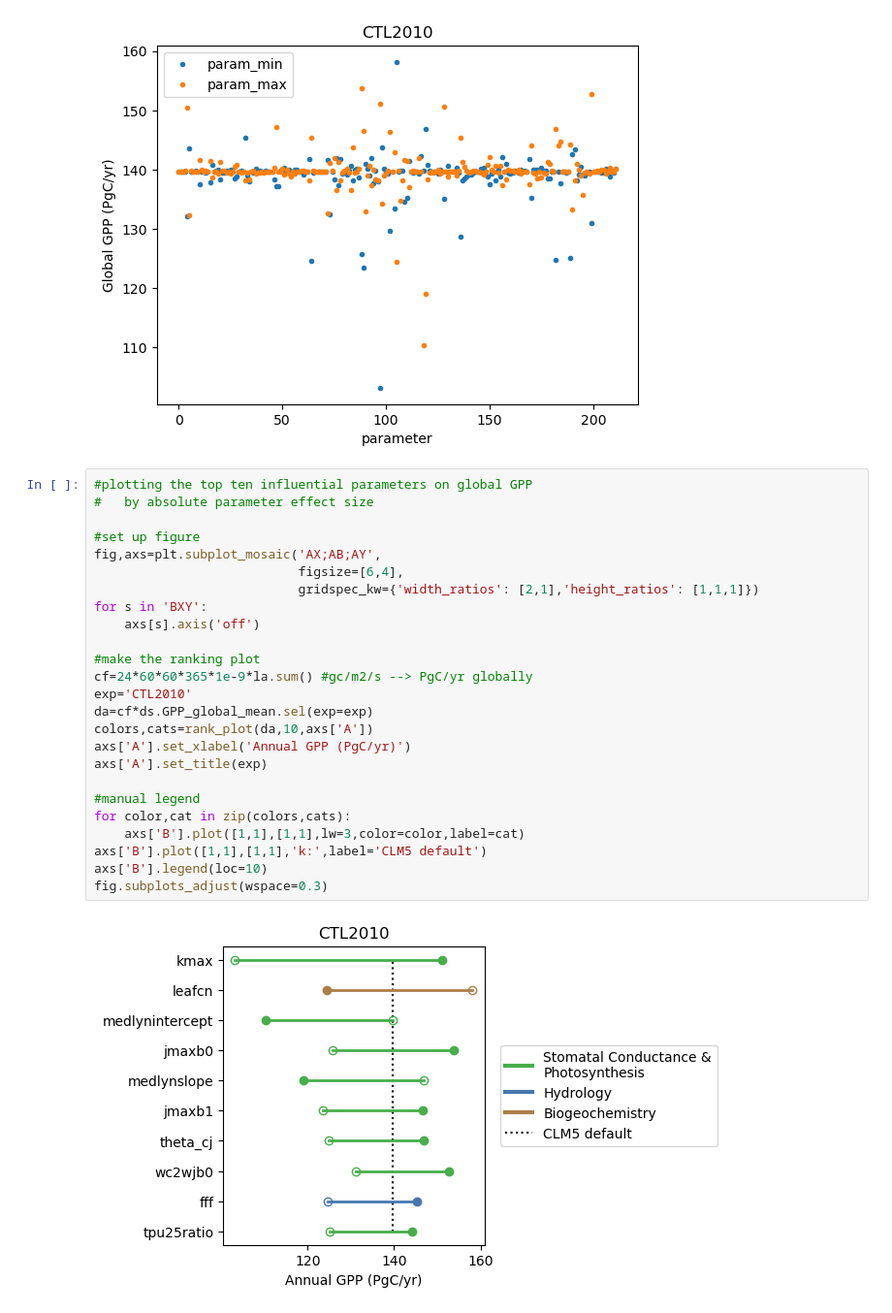
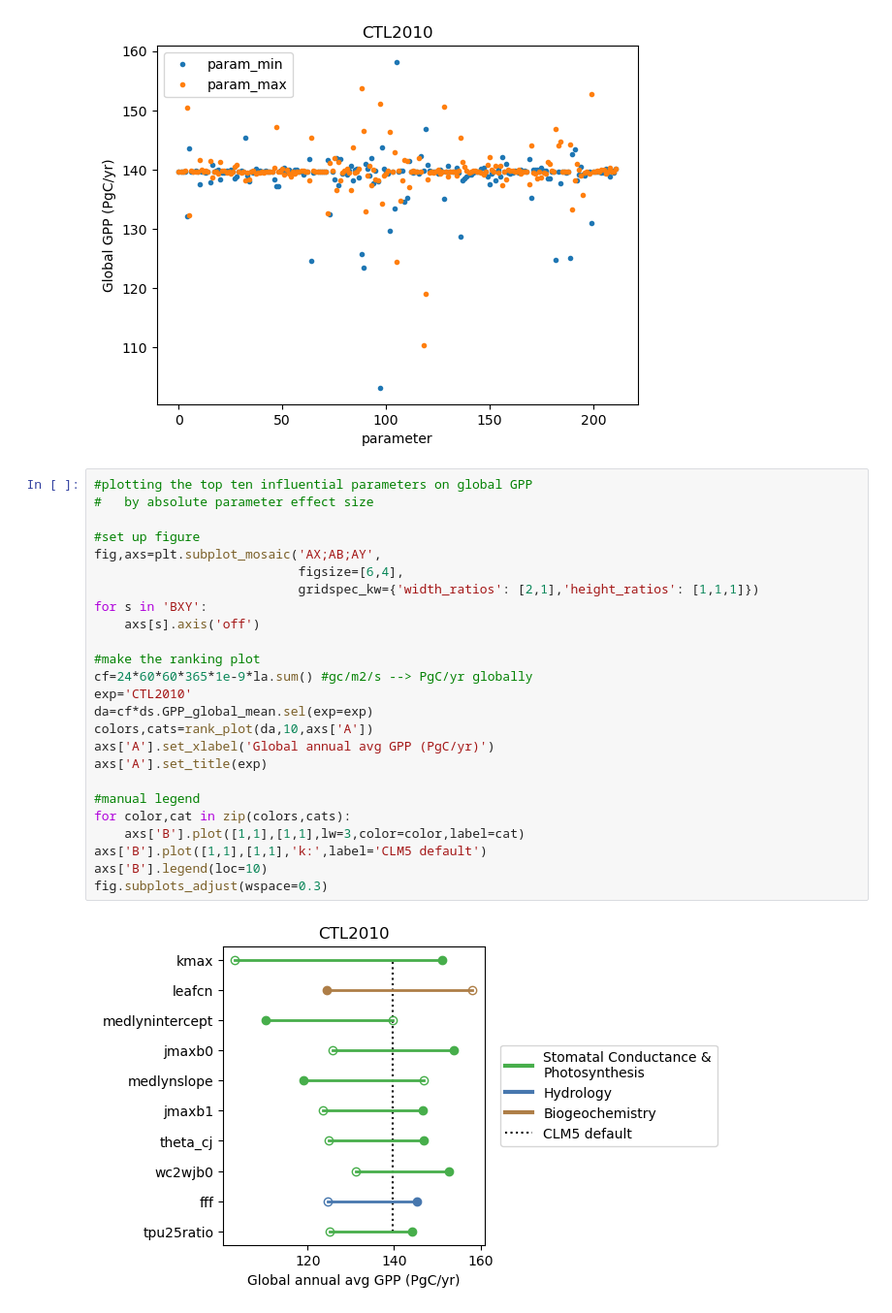
Before and after one commit to NCAR/ctsm_ppe_analysis, a Jupyter notebook: notebooks/oaat_template.ipynb, the cells around one changed output. Shown: that part at 97% size. Cells and saved outputs as stored; diff of their text form.

```diff
--- a/notebooks/oaat_template.ipynb
+++ b/notebooks/oaat_template.ipynb
@@ -105,27 +105,27 @@ plt.title(exp);
 # %%
 #plotting the top ten influential parameters on global GPP
 #   by absolute parameter effect size
 
 #set up figure
 fig,axs=plt.subplot_mosaic('AX;AB;AY',
                            figsize=[6,4],
                            gridspec_kw={'width_ratios': [2,1],'height_ratios': [1,1,1]})
 for s in 'BXY':
     axs[s].axis('off')
 
 #make the ranking plot
 cf=24*60*60*365*1e-9*la.sum() #gc/m2/s --> PgC/yr globally
 exp='CTL2010'
 da=cf*ds.GPP_global_mean.sel(exp=exp)
 colors,cats=rank_plot(da,10,axs['A'])
-axs['A'].set_xlabel('Annual GPP (PgC/yr)')
+axs['A'].set_xlabel('Global annual avg GPP (PgC/yr)')
 axs['A'].set_title(exp)
 
 #manual legend
 for color,cat in zip(colors,cats):
     axs['B'].plot([1,1],[1,1],lw=3,color=color,label=cat)
 axs['B'].plot([1,1],[1,1],'k:',label='CLM5 default')
 axs['B'].legend(loc=10)
 fig.subplots_adjust(wspace=0.3)
 # %% [output]
-[figure, old version]
+[figure, new version]
```
